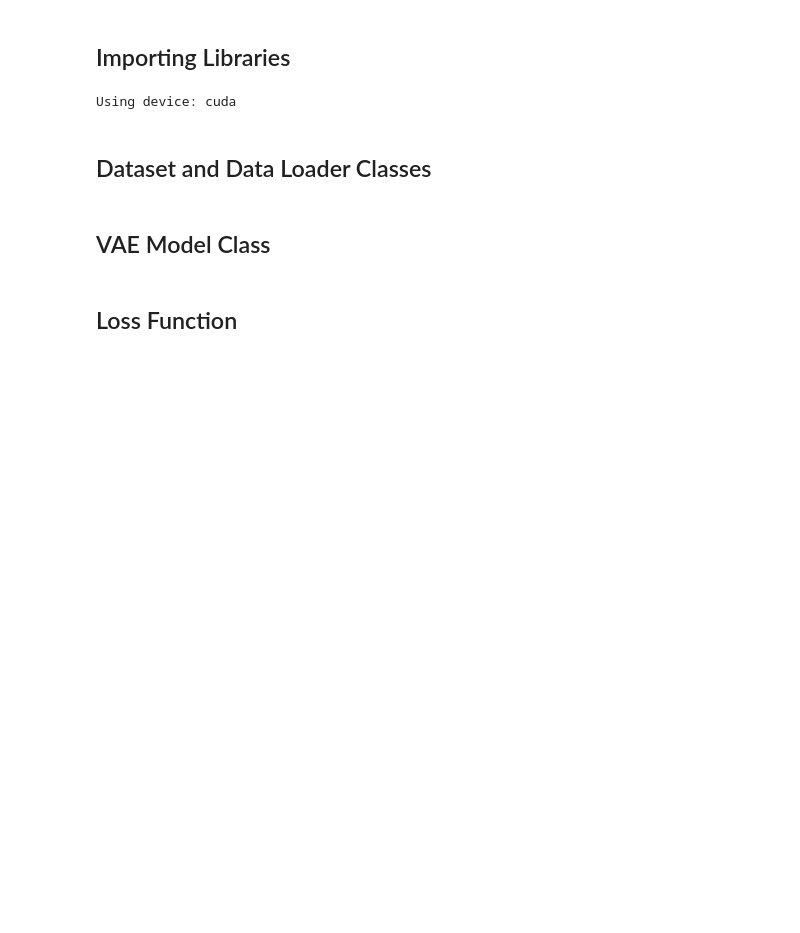
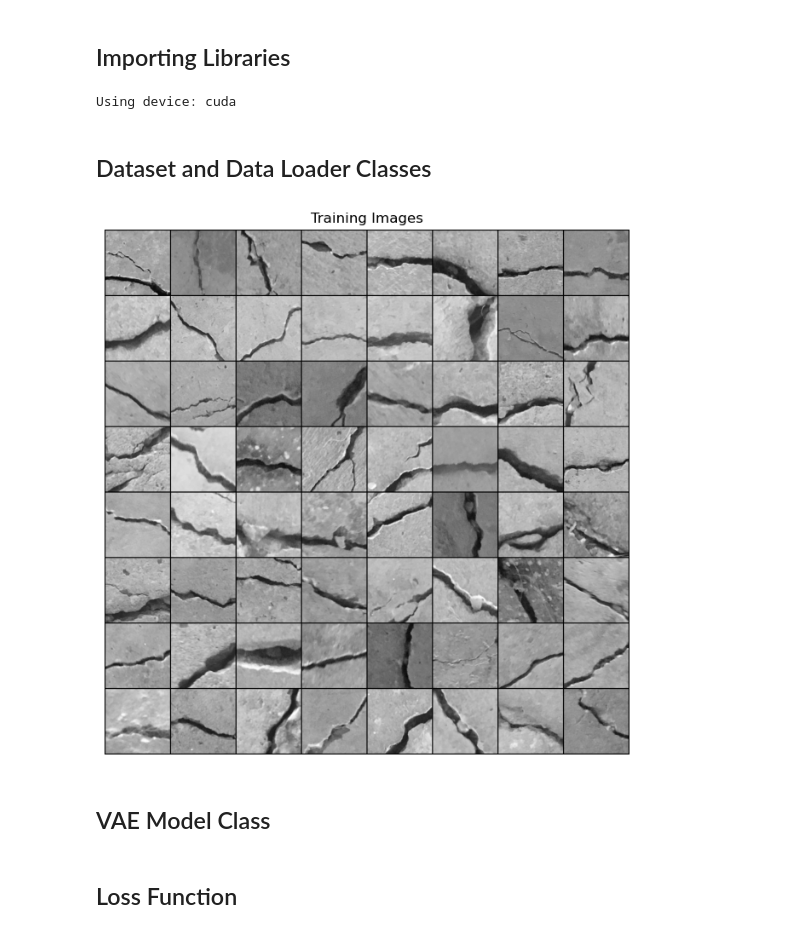
Before and after one commit to kkkissiedu/VAE-Crack-Synthesis, a Jupyter notebook: VAE Crack Synthesis.ipynb, the cells around one changed output. Saved outputs shown, nothing was run; the diff lists cells and outputs as text; code cells hidden in the pictures; blank space fills up the shorter version.

```diff
--- a/VAE Crack Synthesis.ipynb
+++ b/VAE Crack Synthesis.ipynb
@@ -25,7 +25,7 @@ Using device: cuda
 ## Dataset and Data Loader Classes
 # %%
 class CrackDataset(Dataset):
-    def __init__(self, root_dir, transform=None):
+    def __init__(self, root_dir, transform = None):
         self.root_dir = Path(root_dir)
         self.image_files = [f for f in os.listdir(root_dir) if f.endswith(('.png', '.jpg', '.jpeg'))]
         self.transform = transform
@@ -34,36 +34,38 @@ class CrackDataset(Dataset):
         return len(self.image_files)
 
     def __getitem__(self, idx):
         img_path = self.root_dir / self.image_files[idx]
         image = Image.open(img_path).convert('L')
         if self.transform:
             image = self.transform(image)
         return image
 
 #####Parameters
 IMG_SIZE = 128
 BATCH_SIZE = 64
 LATENT_DIM = 100
 
 #Transforms
 transform = transforms.Compose([
     transforms.Resize((IMG_SIZE, IMG_SIZE)),
     transforms.ToTensor(),
 ])
 
 
 dataset_path = 'processed_images'
 
-dataset = CrackDataset(root_dir=dataset_path, transform=transform)
-dataloader = DataLoader(dataset, batch_size=BATCH_SIZE, shuffle=True, num_workers=2)
+dataset = CrackDataset(root_dir = dataset_path, transform = transform)
+dataloader = DataLoader(dataset, batch_size = BATCH_SIZE, shuffle = True, num_workers = 0)
 
 
 real_batch = next(iter(dataloader))
 plt.figure(figsize=(8,8))
 plt.axis("off")
 plt.title("Training Images")
-plt.imshow(np.transpose(make_grid(real_batch.to(device)[:64], padding=2, normalize=True).cpu(),(1,2,0)))
+plt.imshow(np.transpose(make_grid(real_batch.to(device)[:64], padding = 2, normalize = True).cpu(),(1,2,0)))
 plt.show()
+# %% [output]
+[figure, added]
 # %% [markdown]
 ## VAE Model Class
 # %%
```
Also changed, not shown: parts of 8 cells of this notebook, 2 other files.
